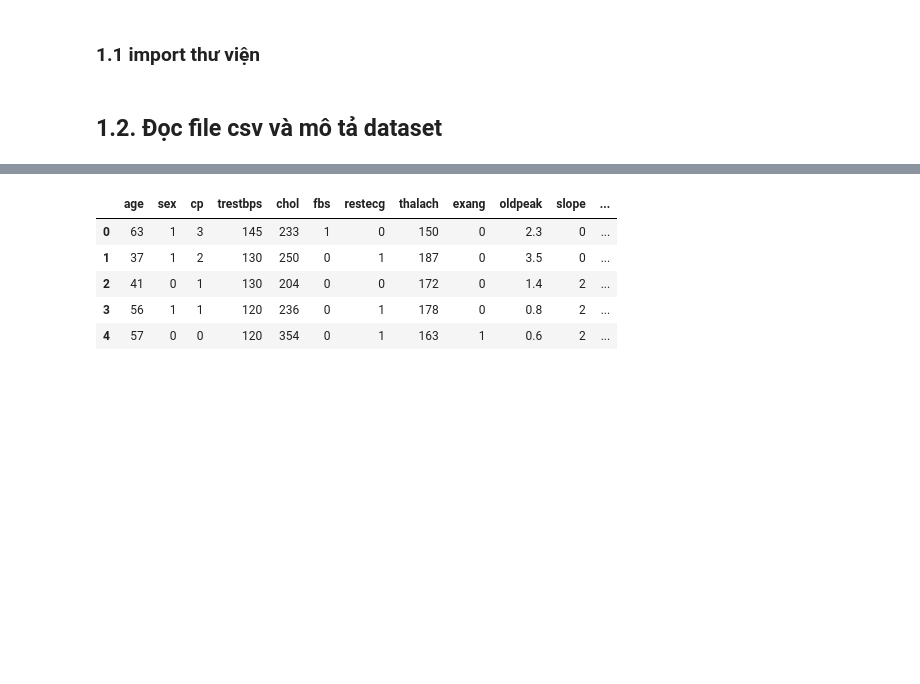
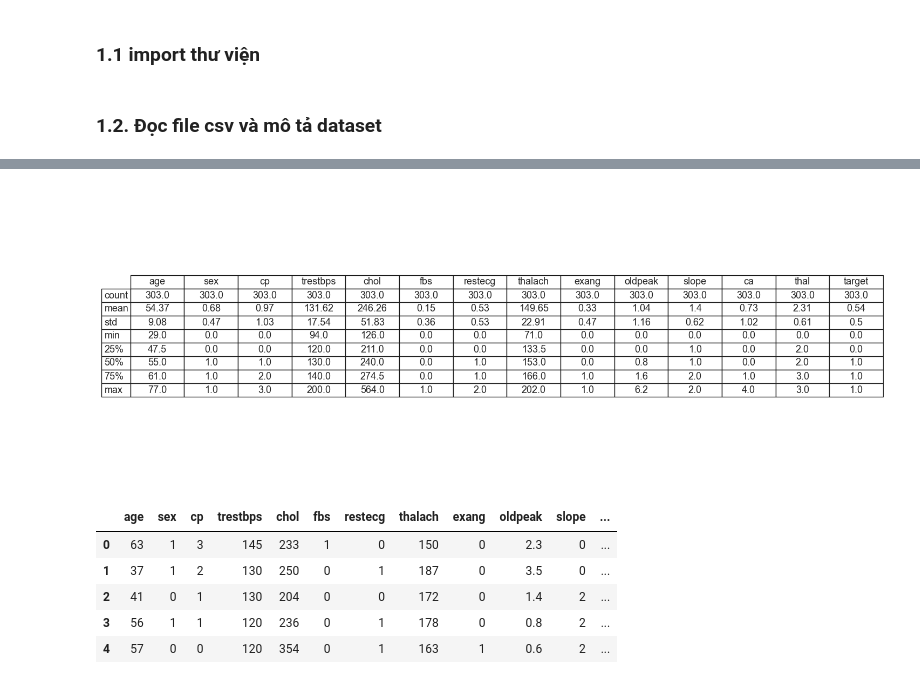
Before and after one commit to thuytienleee/Analyzing-the-Heart-Disease-Dataset, a Jupyter notebook: eda_heart_dieases.ipynb, the cells around one changed output, grey strips where cells are left out. Saved outputs shown, nothing was run; the diff lists cells and outputs as text; code cells hidden in the pictures; blank space fills up the shorter version.

```diff
--- a/eda_heart_dieases.ipynb
+++ b/eda_heart_dieases.ipynb
@@ -8,7 +8,7 @@ import matplotlib.pyplot as plt
 import seaborn as sns
 import numpy as np
 # %% [markdown]
-## 1.2. Đọc file csv và mô tả dataset
+### 1.2. Đọc file csv và mô tả dataset
 # %%
 df = pd.read_csv('https://raw.githubusercontent.com/'\
                  'PacktWorkshops/'\
@@ -27,6 +27,30 @@ df.describe()
 | 50% | 55.000000 | 1.000000 | 1.000000 | 130.000000 | 240.000000 | 0.000000 | 1.000000 | 153.000000 | 0.000000 | 0.800000 | 1.000000 | ... |
 | 75% | 61.000000 | 1.000000 | 2.000000 | 140.000000 | 274.500000 | 0.000000 | 1.000000 | 166.000000 | 1.000000 | 1.600000 | 2.000000 | ... |
 | max | 77.000000 | 1.000000 | 3.000000 | 200.000000 | 564.000000 | 1.000000 | 2.000000 | 202.000000 | 1.000000 | 6.200000 | 2.000000 | ... |
+# %%
+import matplotlib.pyplot as plt
+import pandas as pd
+
+stats = df.describe().round(2) # Làm tròn cho đẹp
+
+fig, ax = plt.subplots(figsize=(12, 7))
+ax.axis('off') # Ẩn trục tọa độ
+
+# Tạo bảng
+tbl = ax.table(cellText=stats.values,
+               colLabels=stats.columns,
+               rowLabels=stats.index,
+               loc='center',
+               cellLoc='center')
+
+tbl.auto_set_font_size(False)
+tbl.set_fontsize(13)
+tbl.scale(1.5, 1.5) # Chỉnh kích thước bảng
+
+plt.savefig('describe_output.png', bbox_inches='tight', dpi=300)
+plt.show()
+# %% [output]
+[figure, added]
 # %%
 df.head()
 # %% [output]
```
Also changed, not shown: parts of 21 cells of this notebook, 13 other files.
